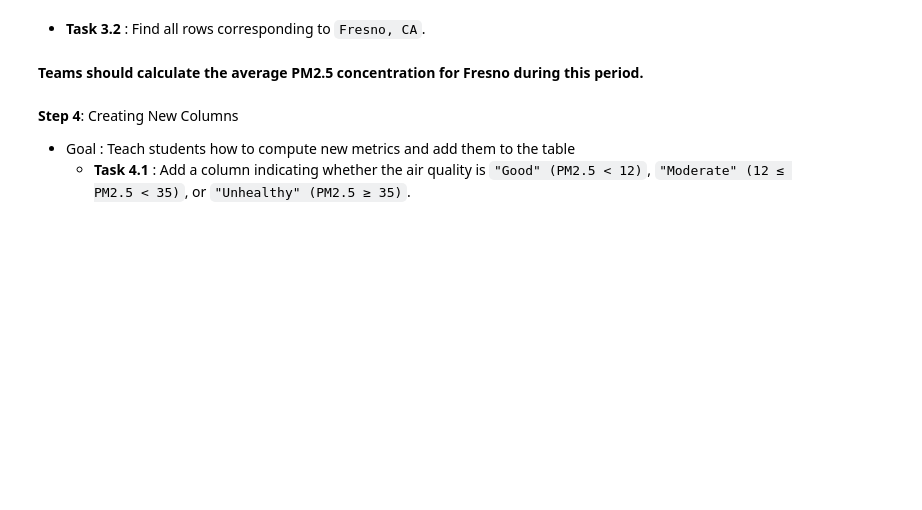
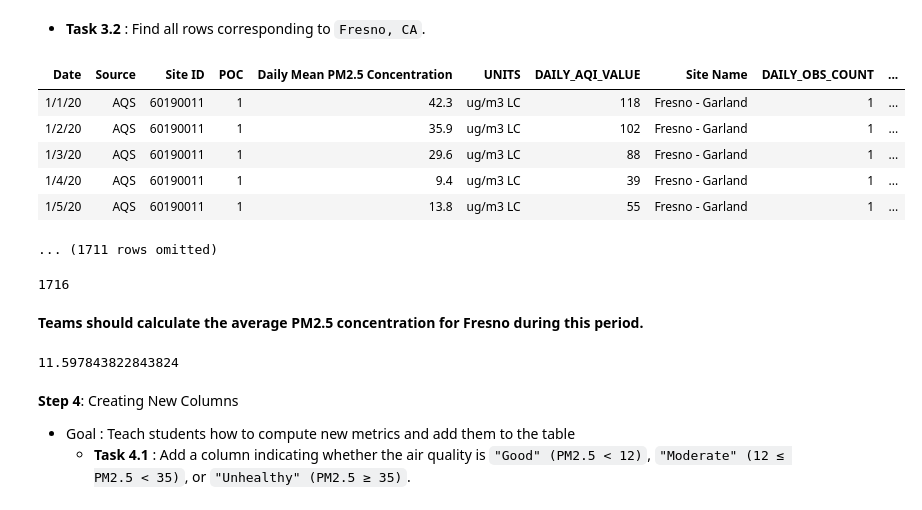
Before and after one commit to SarahAlketbi/GROUP-U24--ITBL-1, a Jupyter notebook: GROUP_U24_AirQuality_Analysis.ipynb, the cells around one changed output. Saved outputs shown, nothing was run; the diff lists cells and outputs as text; code cells hidden in the pictures; blank space fills up the shorter version.

```diff
--- a/GROUP_U24_AirQuality_Analysis.ipynb
+++ b/GROUP_U24_AirQuality_Analysis.ipynb
@@ -47,7 +161,24 @@ Saving California_airquality.csv to California_airquality.csv
 # %% [markdown]
 - **Task 3.2** : Find all rows corresponding to `Fresno, CA`.
+# %%
+filtered_Fresno = cali.where('CBSA_NAME', 'Fresno, CA')
+filtered_Fresno.show(5)
+filtered_Fresno.num_rows
+# %% [output]
+| Date | Source | Site ID | POC | Daily Mean PM2.5 Concentration | UNITS | DAILY_AQI_VALUE | Site Name | DAILY_OBS_COUNT | ... |
+| 1/1/20 | AQS | 60190011 | 1 | 42.3 | ug/m3 LC | 118 | Fresno - Garland | 1 | ... |
+| 1/2/20 | AQS | 60190011 | 1 | 35.9 | ug/m3 LC | 102 | Fresno - Garland | 1 | ... |
+| 1/3/20 | AQS | 60190011 | 1 | 29.6 | ug/m3 LC | 88 | Fresno - Garland | 1 | ... |
+| 1/4/20 | AQS | 60190011 | 1 | 9.4 | ug/m3 LC | 39 | Fresno - Garland | 1 | ... |
+| 1/5/20 | AQS | 60190011 | 1 | 13.8 | ug/m3 LC | 55 | Fresno - Garland | 1 | ... |
+... (1711 rows omitted)
+1716
 # %% [markdown]
 **Teams should calculate the average PM2.5 concentration for Fresno during this period.**
+# %%
+filtered_Fresno.column('Daily Mean PM2.5 Concentration').mean()
+# %% [output]
+11.597843822843824
 # %% [markdown]
 **Step 4**: Creating New Columns
 - Goal : Teach students how to compute new metrics and add them to the table
```
Also changed, not shown: parts of 16 cells of this notebook.
